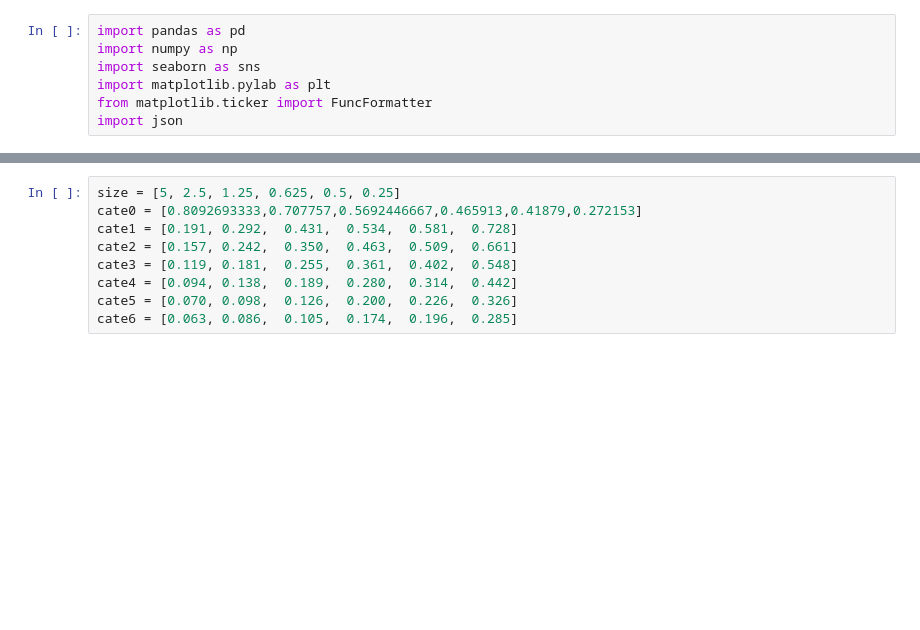
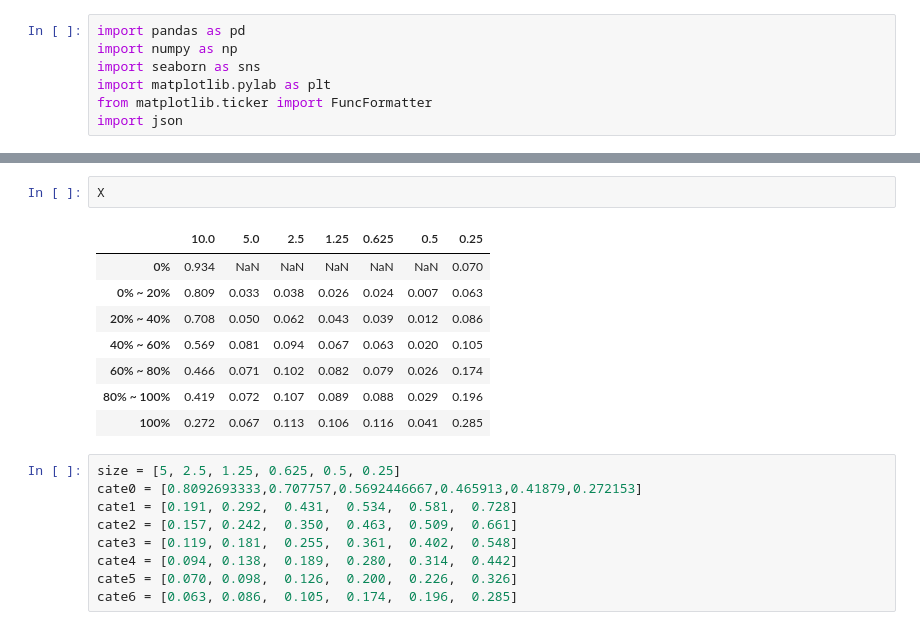
Before and after one commit to xinyiwan/mythesis, a Jupyter notebook: data analysis/plot.ipynb, the cells around one changed output, grey strips where cells are left out. Saved outputs shown, nothing was run; the diff lists cells and outputs as text; blank space fills up the shorter version.

```diff
--- a/data analysis/plot.ipynb
+++ b/data analysis/plot.ipynb
@@ -47,3 +83,14 @@ plt.ylabel('Interval for acceptace rate (AR)')
+# %%
+X
+# %% [output]
+|  | 10.0 | 5.0 | 2.5 | 1.25 | 0.625 | 0.5 | 0.25 |
+| 0% | 0.934 | NaN | NaN | NaN | NaN | NaN | 0.070 |
+| 0% ~ 20% | 0.809 | 0.033 | 0.038 | 0.026 | 0.024 | 0.007 | 0.063 |
+| 20% ~ 40% | 0.708 | 0.050 | 0.062 | 0.043 | 0.039 | 0.012 | 0.086 |
+| 40% ~ 60% | 0.569 | 0.081 | 0.094 | 0.067 | 0.063 | 0.020 | 0.105 |
+| 60% ~ 80% | 0.466 | 0.071 | 0.102 | 0.082 | 0.079 | 0.026 | 0.174 |
+| 80% ~ 100% | 0.419 | 0.072 | 0.107 | 0.089 | 0.088 | 0.029 | 0.196 |
+| 100% | 0.272 | 0.067 | 0.113 | 0.106 | 0.116 | 0.041 | 0.285 |
 # %%
 size = [5, 2.5, 1.25, 0.625, 0.5, 0.25]
 cate0 = [0.8092693333,0.707757,0.5692446667,0.465913,0.41879,0.272153]
```
Also changed, not shown: parts of 5 cells of this notebook, 7 other files.
